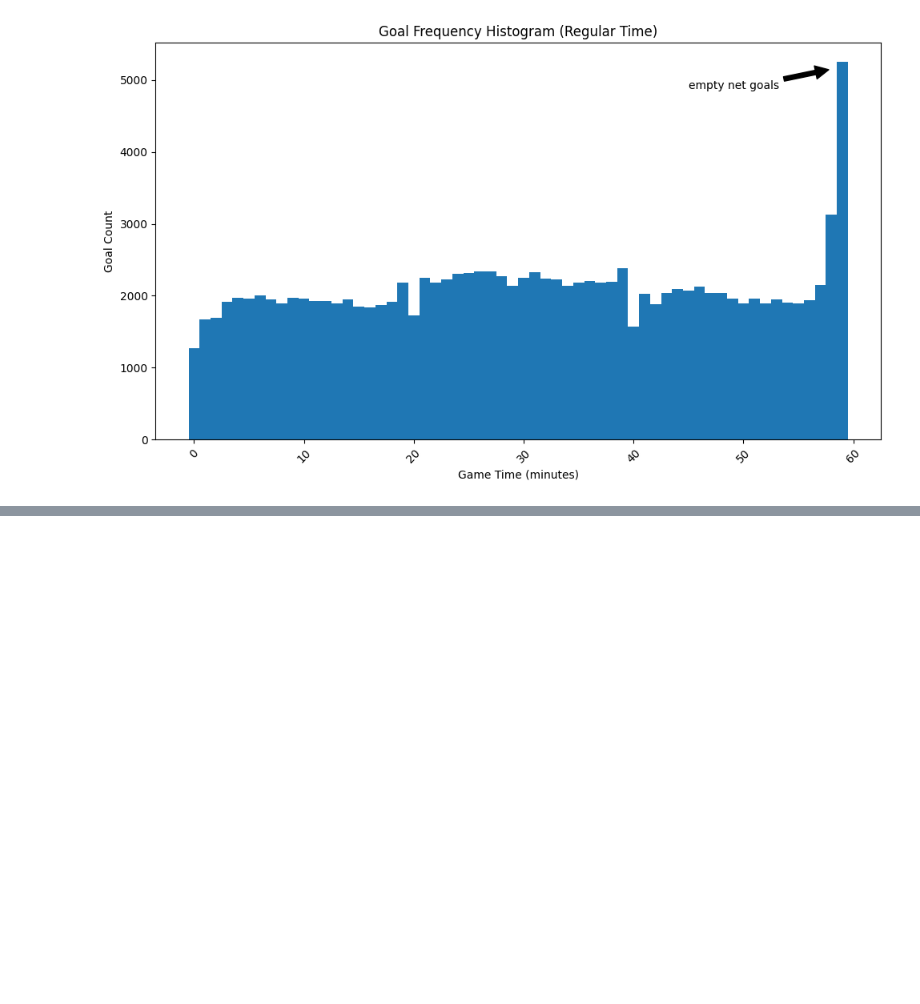
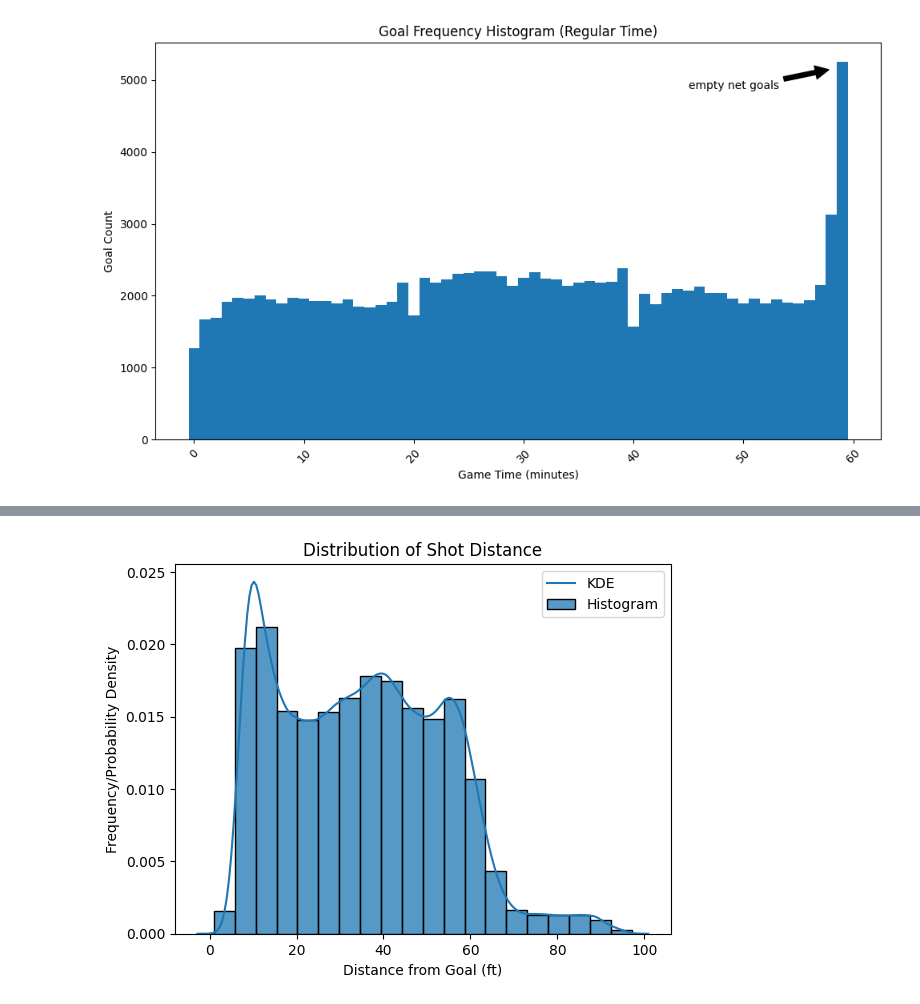
Before and after one commit to mattzirp/pucks_to_the_net, a Jupyter notebook: notebooks/baseline_analysis.ipynb, the cells around one changed output, grey strips where cells are left out. Saved outputs shown, nothing was run; the diff lists cells and outputs as text; code cells hidden in the pictures; blank space fills up the shorter version.

```diff
--- a/notebooks/baseline_analysis.ipynb
+++ b/notebooks/baseline_analysis.ipynb
@@ -214,13 +214,28 @@ plt.show()
 # %% [output]
 [figure]
 # %%
+# Add columns for counting goals and shots
 game_plays['goal'] = (game_plays['event'] == "Goal").astype(int)
+game_plays['shot'] = (game_plays['event'] == "Shot").astype(int)
+
+# Correct the x and y coordinates to occupy only one side of the ice
 game_plays['xC'] = np.abs(game_plays['x'])
 game_plays['yC'] = game_plays['y'] * np.sign(game_plays['x'])
 
-game_plays = game_plays.loc[
+# filter for goals and missing coordinates
+goals = game_plays.loc[
     ~game_plays["xC"].isna() &
     ~game_plays["yC"].isna() &
-    (game_plays['event'].isin(["Goal", "Shot", "Miss"]))
+    (game_plays['event'].isin(["Goal"]))
 ]
-game_plays = game_plays[['xC', 'yC', 'goal']]
+# keep only columns we need for performance
+goals = goals[['xC', 'yC', 'goal']]
+
+# filter for shots and missing coordinates
+shots = game_plays.loc[
+    ~game_plays["xC"].isna() &
+    ~game_plays["yC"].isna() &
+    (game_plays['event'].isin(["Shot"]))
+]
+# keep only columns we need for performance
+shots = shots[['xC', 'yC', 'shot']]
@@ -226,0 +274,22 @@ game_plays = game_plays[['xC', 'yC', 'goal']]
+# %%
+# Calculate shot distance column
+shots['distance'] = shots[['xC', 'yC']].apply(
+    lambda row: np.sqrt((row['xC'] - 89)**2 + row['yC']**2),
+    axis=1
+    )
+# Calculate shot angle column
+shots['angle'] = shots[['xC', 'yC']].apply(
+    lambda row: np.arctan(row['yC'] / (89 - row['xC'])) * (180 / np.pi),
+    axis=1
+    )
+# %%
+sns.histplot(shots['distance'], bins=20, stat="density", label="Histogram")
+sns.kdeplot(shots['distance'], label='KDE')
+
+plt.xlabel("Distance from Goal (ft)")
+plt.ylabel("Frequency/Probability Density")
+plt.title("Distribution of Shot Distance")
+plt.legend()
+plt.show()
+# %% [output]
+[figure, added]
```
Also changed, not shown: parts of 14 cells of this notebook, 9 other files.
